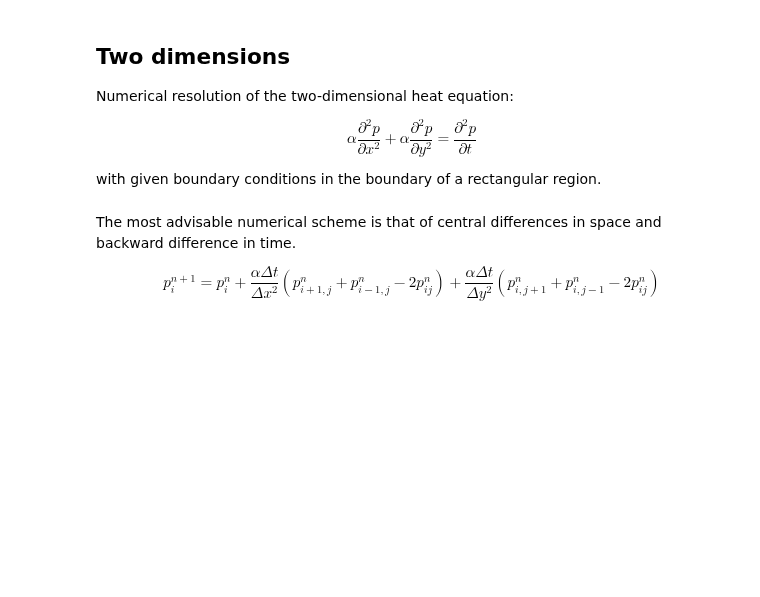
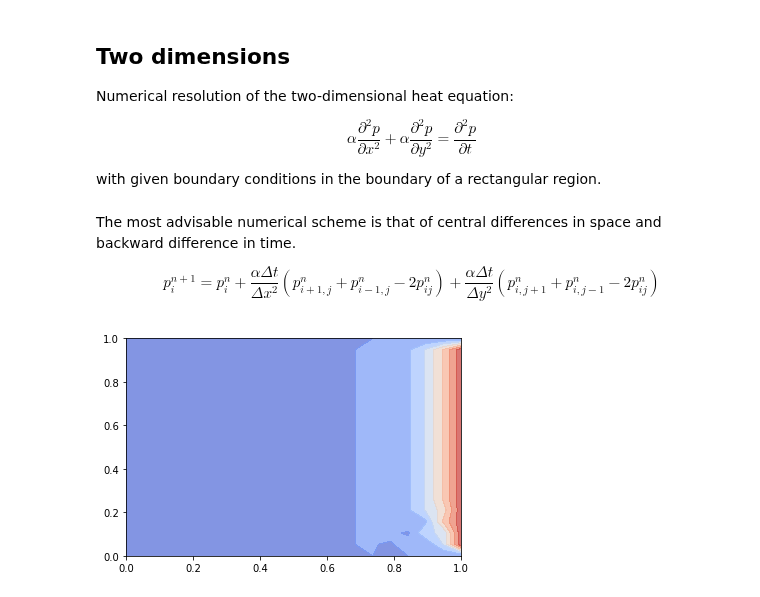
Before and after one commit to PabRod/pdes, a Jupyter notebook: notebooks/Heat.ipynb, the cells around one changed output. Cells and saved outputs as stored; diff of their text form; code cells hidden in the pictures; blank space fills up the shorter version.

```diff
--- a/notebooks/Heat.ipynb
+++ b/notebooks/Heat.ipynb
@@ -79,3 +78,38 @@ The most advisable numerical scheme is that of central differences in space and
 $$
 p_i^{n+1} = p_i^n + \frac{\alpha \Delta t}{\Delta x^2} \left( p_{i+1,j}^n + p_{i-1,j}^n - 2 p_{ij}^n \right) + \frac{\alpha \Delta t}{\Delta y^2} \left( p_{i,j+1}^n + p_{i,j-1}^n - 2 p_{ij}^n \right)
 $$
+# %%
+# Numerical parameters
+a = 1
+nx = 20
+ny = 20
+nt = 1000
+dx = 1/(nx - 1)
+dy = 1/(ny - 1)
+dt = 1/(nt - 1)
+
+# Grid
+xs = np.linspace(0, 1, nx)
+ys = np.linspace(0, 1, ny)
+ts = np.linspace(0, 200, nt)
+xm, ym = np.meshgrid(xs, ys)
+
+# Initial guess
+p = np.zeros((nx, ny, nt))
+
+# Boundary conditions
+p[+0, :, :] = 0
+p[-1, :, :] = 1
+p[ :, 0, :] = 0
+p[ :,-1, :] = 0
+# %%
+cx = a * dt / dx**2
+cy = a * dt / dy**2
+for n in range(1, nt):
+    for i in range(1, nx-1):
+        for j in range(1, ny-1):
+            p[i, j, n] = p[i, j, n-1] + cx * (p[i-1, j, n-1] + p[i+1, j, n-1] - 2*p[i, j, n-1]) + cy * (p[i, j-1, n-1] + p[i, j-1, n-1] - 2*p[i, j, n-1])
+# %%
+plt.contourf(xs, ys, p[:, :, 5].T, cmap='coolwarm', alpha = 0.7);
+# %% [output]
+[figure, added]
```
Also changed, not shown: parts of 1 cell of this notebook.
